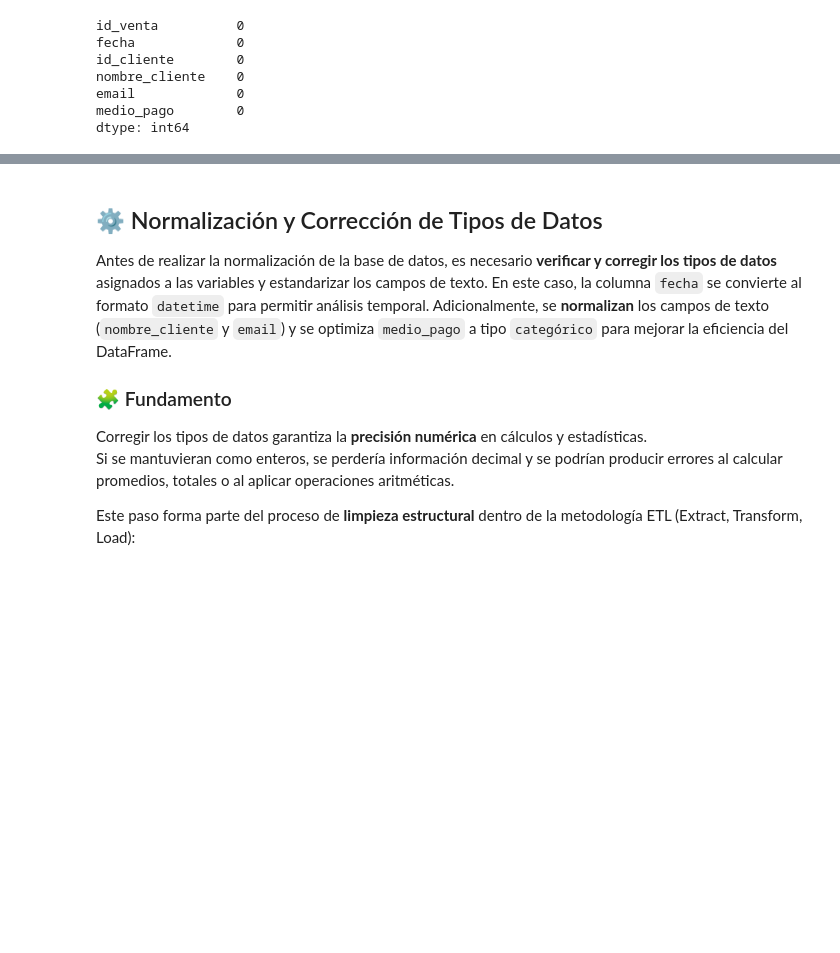
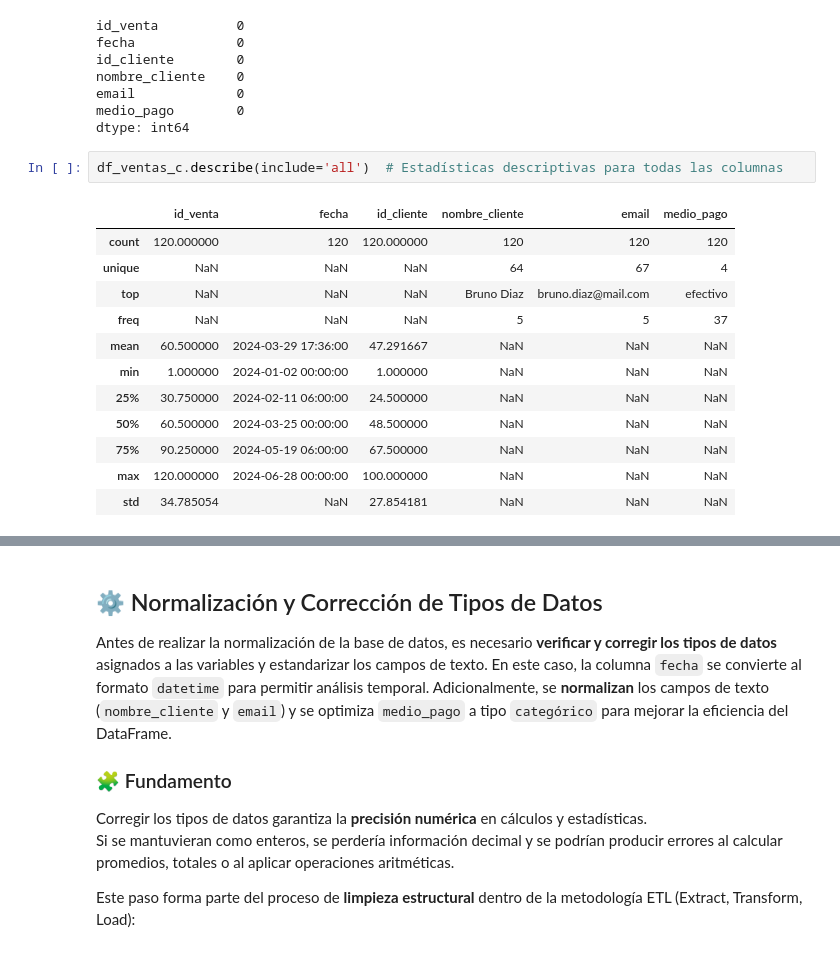
Before and after one commit to augustovillegas/ProyectoAurelionIBM, a Jupyter notebook: limp_y_trans_ventas.ipynb, the cells around one changed output, grey strips where cells are left out. Cells and saved outputs as stored; diff of their text form; blank space fills up the shorter version.

```diff
--- a/limp_y_trans_ventas.ipynb
+++ b/limp_y_trans_ventas.ipynb
@@ -173,3 +173,18 @@ nombre_cliente    0
 email             0
 medio_pago        0
 dtype: int64
+# %%
+df_ventas_c.describe(include='all')  # Estadísticas descriptivas para todas las columnas
+# %% [output]
+|  | id_venta | fecha | id_cliente | nombre_cliente | email | medio_pago |
+| count | 120.000000 | 120 | 120.000000 | 120 | 120 | 120 |
+| unique | NaN | NaN | NaN | 64 | 67 | 4 |
+| top | NaN | NaN | NaN | Bruno Diaz | bruno.diaz@mail.com | efectivo |
+| freq | NaN | NaN | NaN | 5 | 5 | 37 |
+| mean | 60.500000 | 2024-03-29 17:36:00 | 47.291667 | NaN | NaN | NaN |
+| min | 1.000000 | 2024-01-02 00:00:00 | 1.000000 | NaN | NaN | NaN |
+| 25% | 30.750000 | 2024-02-11 06:00:00 | 24.500000 | NaN | NaN | NaN |
+| 50% | 60.500000 | 2024-03-25 00:00:00 | 48.500000 | NaN | NaN | NaN |
+| 75% | 90.250000 | 2024-05-19 06:00:00 | 67.500000 | NaN | NaN | NaN |
+| max | 120.000000 | 2024-06-28 00:00:00 | 100.000000 | NaN | NaN | NaN |
+| std | 34.785054 | NaN | 27.854181 | NaN | NaN | NaN |
```
Also changed, not shown: parts of 1 cell of this notebook, 4 other files.
